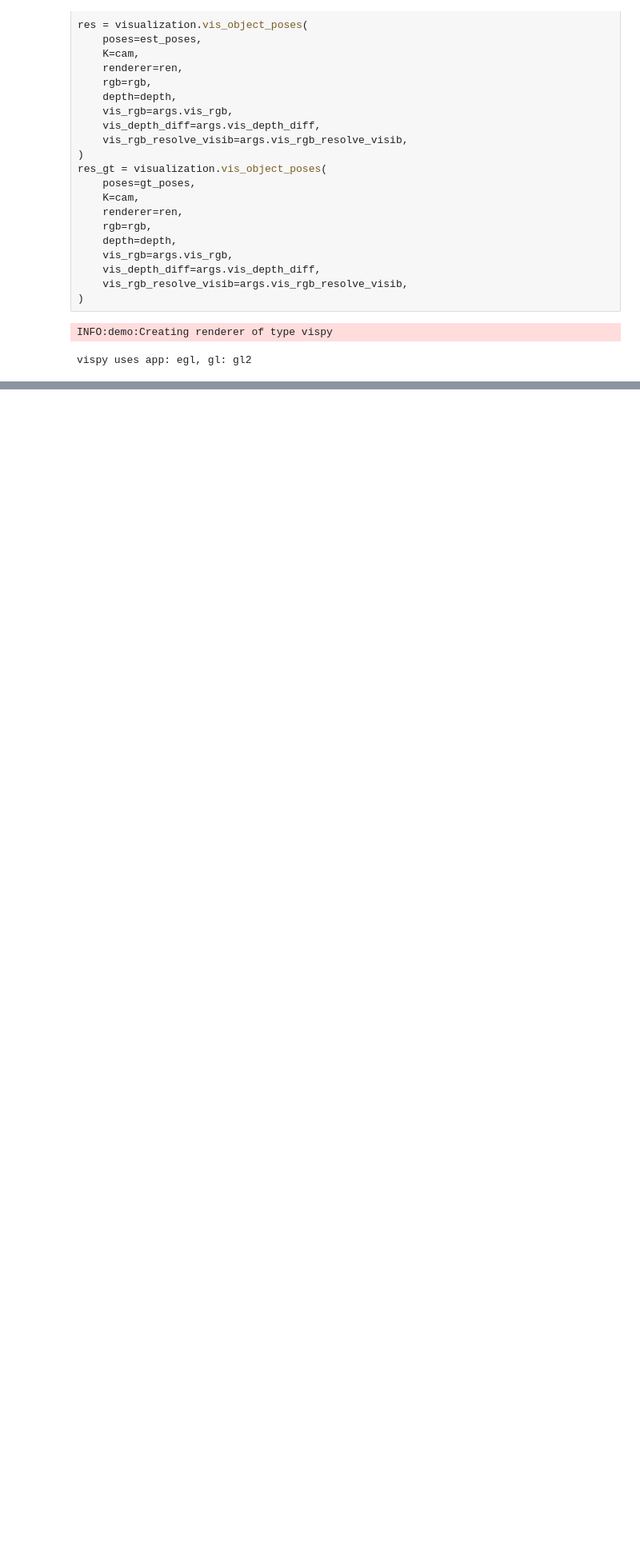
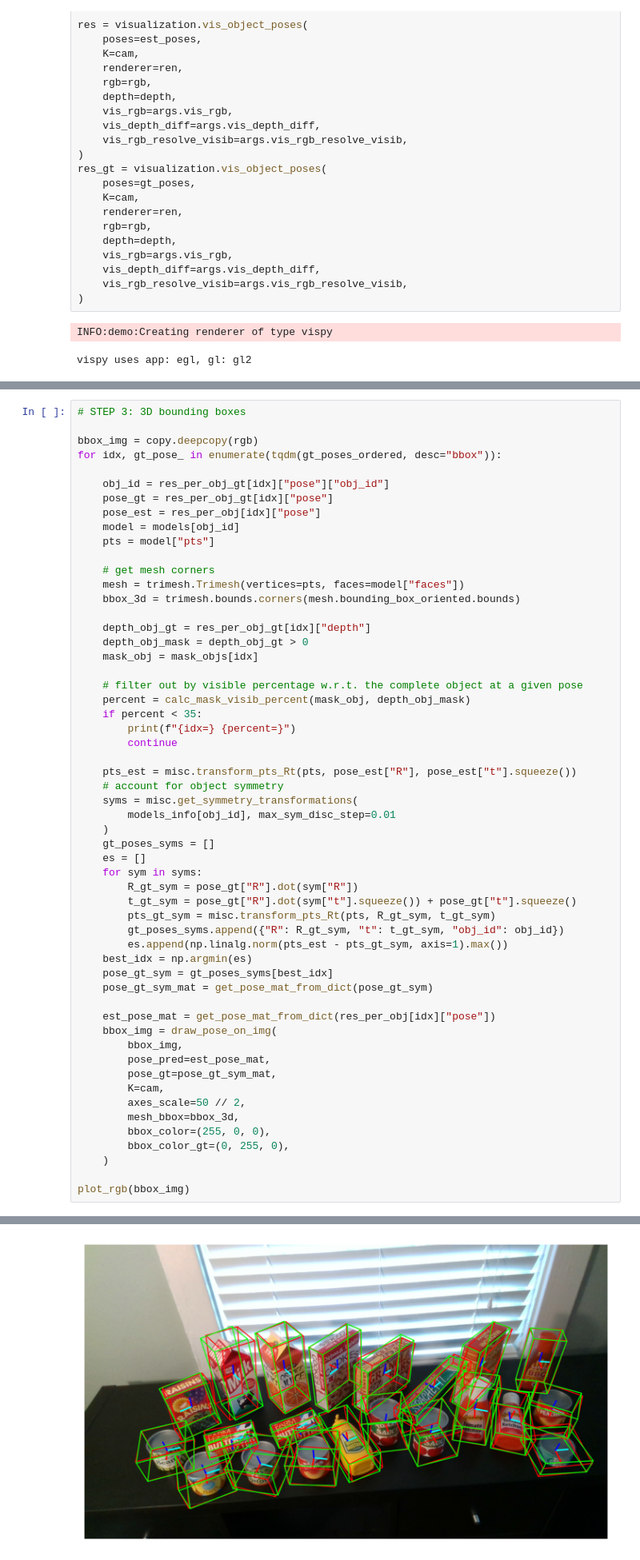
Before and after one commit to thodan/bop_toolkit, a Jupyter notebook: notebooks/demo_vis_gt_poses.ipynb, the cells around one changed output, grey strips where cells are left out. Shown at 80% size. Saved outputs shown, nothing was run; the diff lists cells and outputs as text; blank space fills up the shorter version.

```diff
--- a/notebooks/demo_vis_gt_poses.ipynb
+++ b/notebooks/demo_vis_gt_poses.ipynb
@@ -268,0 +224,57 @@ plt.tight_layout()
+# %%
+# STEP 3: 3D bounding boxes
+
+bbox_img = copy.deepcopy(rgb)
+for idx, gt_pose_ in enumerate(tqdm(gt_poses_ordered, desc="bbox")):
+
+    obj_id = res_per_obj_gt[idx]["pose"]["obj_id"]
+    pose_gt = res_per_obj_gt[idx]["pose"]
+    pose_est = res_per_obj[idx]["pose"]
+    model = models[obj_id]
+    pts = model["pts"]
+
+    # get mesh corners
+    mesh = trimesh.Trimesh(vertices=pts, faces=model["faces"])
+    bbox_3d = trimesh.bounds.corners(mesh.bounding_box_oriented.bounds)
+
+    depth_obj_gt = res_per_obj_gt[idx]["depth"]
+    depth_obj_mask = depth_obj_gt > 0
+    mask_obj = mask_objs[idx]
+
+    # filter out by visible percentage w.r.t. the complete object at a given pose
+    percent = calc_mask_visib_percent(mask_obj, depth_obj_mask)
+    if percent < 35:
+        print(f"{idx=} {percent=}")
+        continue
+
+    pts_est = misc.transform_pts_Rt(pts, pose_est["R"], pose_est["t"].squeeze())
+    # account for object symmetry
+    syms = misc.get_symmetry_transformations(
+        models_info[obj_id], max_sym_disc_step=0.01
+    )
+    gt_poses_syms = []
+    es = []
+    for sym in syms:
+        R_gt_sym = pose_gt["R"].dot(sym["R"])
+        t_gt_sym = pose_gt["R"].dot(sym["t"].squeeze()) + pose_gt["t"].squeeze()
+        pts_gt_sym = misc.transform_pts_Rt(pts, R_gt_sym, t_gt_sym)
+        gt_poses_syms.append({"R": R_gt_sym, "t": t_gt_sym, "obj_id": obj_id})
+        es.append(np.linalg.norm(pts_est - pts_gt_sym, axis=1).max())
+    best_idx = np.argmin(es)
+    pose_gt_sym = gt_poses_syms[best_idx]
+    pose_gt_sym_mat = get_pose_mat_from_dict(pose_gt_sym)
+
+    est_pose_mat = get_pose_mat_from_dict(res_per_obj[idx]["pose"])
+    bbox_img = draw_pose_on_img(
+        bbox_img,
+        pose_pred=est_pose_mat,
+        pose_gt=pose_gt_sym_mat,
+        K=cam,
+        axes_scale=50 // 2,
+        mesh_bbox=bbox_3d,
+        bbox_color=(255, 0, 0),
+        bbox_color_gt=(0, 255, 0),
+    )
+
+plot_rgb(bbox_img)
+# %% [output]
@@ -268,0 +282 @@ plt.tight_layout()
+[figure, added]
```
Also changed, not shown: parts of 6 cells of this notebook.
